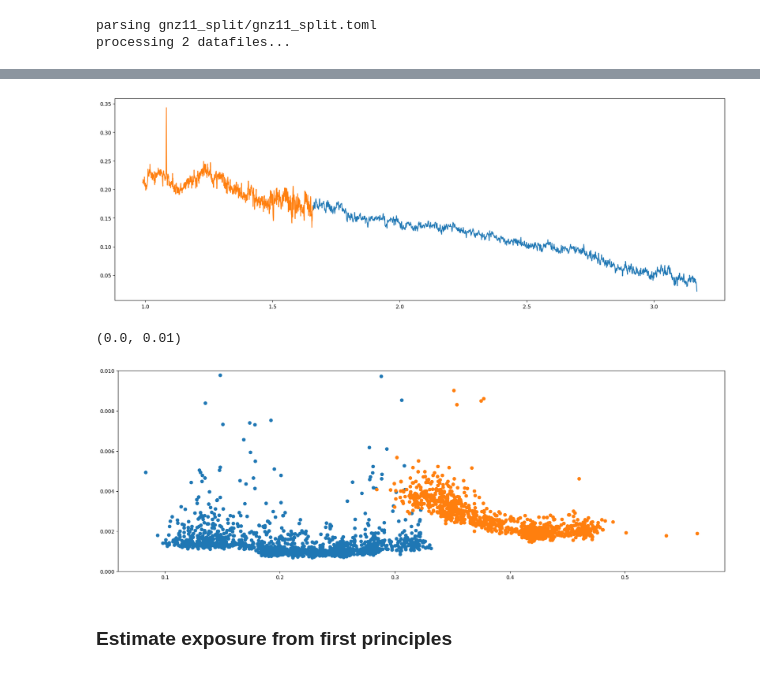
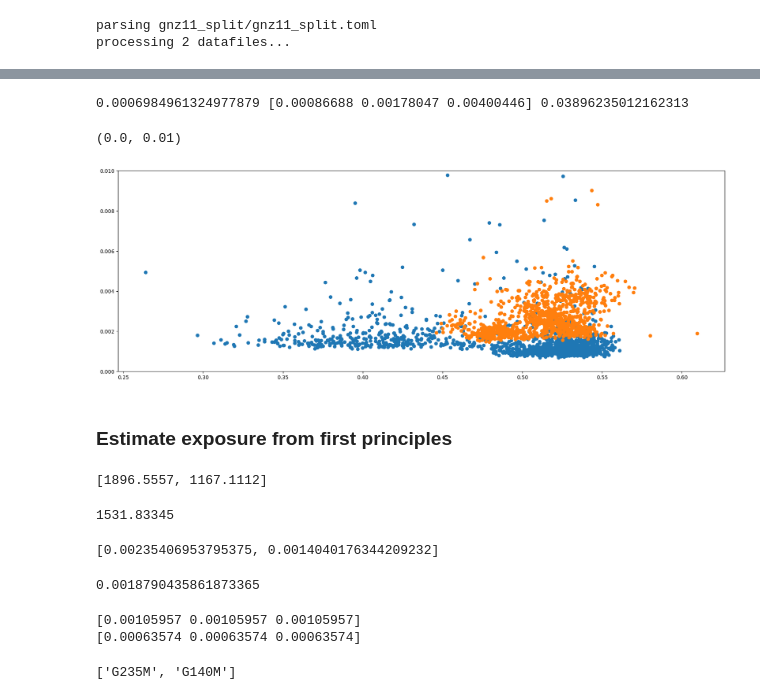
Before and after one commit to rjanish/JWST-DMdecay, a Jupyter notebook: exposure-tests.ipynb, the cells around one changed output, grey strips where cells are left out. Cells and saved outputs as stored; diff of their text form; code cells hidden in the pictures.

```diff
--- a/exposure-tests.ipynb
+++ b/exposure-tests.ipynb
@@ -27,3 +28,20 @@ for spec in data:
 # %% [output]
 parsing gnz11_split/gnz11_split.toml
 processing 2 datafiles...
+# %%
+fig, ax = plt.subplots(figsize=(21, 7))
+for spec in data:
+    ax.plot(spec["lam"], spec["sky"])
+ax.set_title("Sky Spectrum")
+
+fig, ax = plt.subplots(figsize=(21, 7))
+for spec in data:
+    ax.plot(spec["lam"], spec["error"])
+ax.set_yscale("log")
+ax.set_title("Error Spectrum")
+
+fig, ax = plt.subplots(figsize=(21, 7))
+for spec in data:
+    ax.plot(spec["lam"], spec["error"]/spec["sky"])
+ax.set_yscale("log")
+ax.set_title("Relative Error Spectrum")
@@ -30,18 +53,44 @@ processing 2 datafiles...
+# %%
+all_errors = np.concatenate([spec["error"] for spec in data])
+print(np.min(all_errors),
+      np.quantile(all_errors, [0.05, 0.5, 0.95]),
+      np.max(all_errors))
+# %% [output]
+0.0006984961324977879 [0.00086688 0.00178047 0.00400446] 0.03896235012162313
 # %%
 fig, ax = plt.subplots(figsize=(21, 7))
 for spec in data:
-    ax.plot(spec["lam"], spec["sky"])
+    arg = np.sqrt(spec["sky"]*spec["lam"])
+    ax.plot(arg, spec["error"], linestyle="None", marker="o")
+
+ax.set_ylim(0, 0.01)
 # %% [output]
+(0.0, 0.01)
-[figure, old version]
+[figure, new version]
-# %%
-fig, ax = plt.subplots(figsize=(21, 7))
-for spec in data:
-    arg = np.sqrt(spec["sky"]/spec["lam"])
-    ax.plot(arg, spec["error"], linestyle="None", marker="o")
-
-ax.set_ylim(0, 0.01)
-# %% [output]
-(0.0, 0.01)
-[figure, removed]
 # %% [markdown]
 ### Estimate exposure from first principles
+# %%
+print([spec["int_time"] for spec in data])
+tint = np. mean([spec["int_time"] for spec in data])
+tint
+# %% [output]
+[1896.5557, 1167.1112]
+1531.83345
+# %%
+print([spec["res"] for spec in data])
+res = np. mean([spec["res"] for spec in data])
+res
+# %% [output]
+[0.00235406953795375, 0.0014040176344209232]
+0.0018790435861873365
+# %%
+for spec in data:
+    dlam = spec["lam"][1:]-spec["lam"][:-1]
+    print(np.unique(dlam))
+# %% [output]
+[0.00105957 0.00105957 0.00105957]
+[0.00063574 0.00063574 0.00063574]
+# %%
+print([spec["grating"] for spec in data])
+# %% [output]
+['G235M', 'G140M']
```
Also changed, not shown: parts of 18 cells of this notebook.
